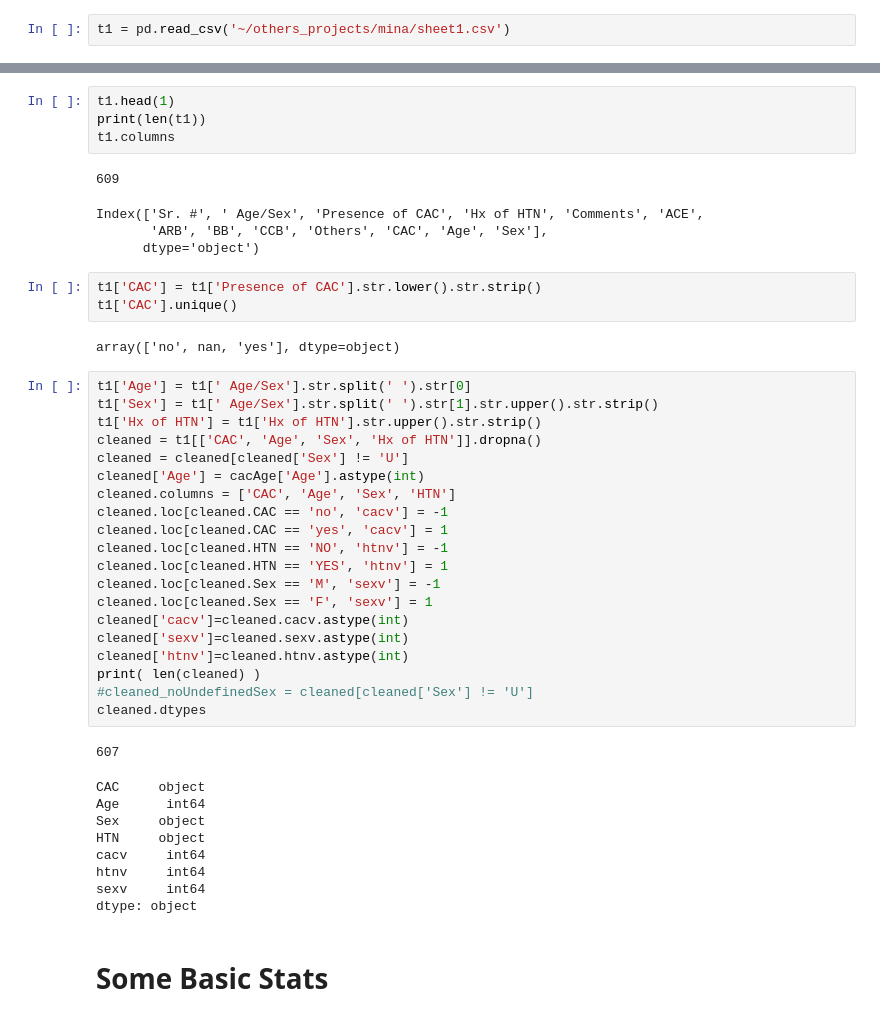
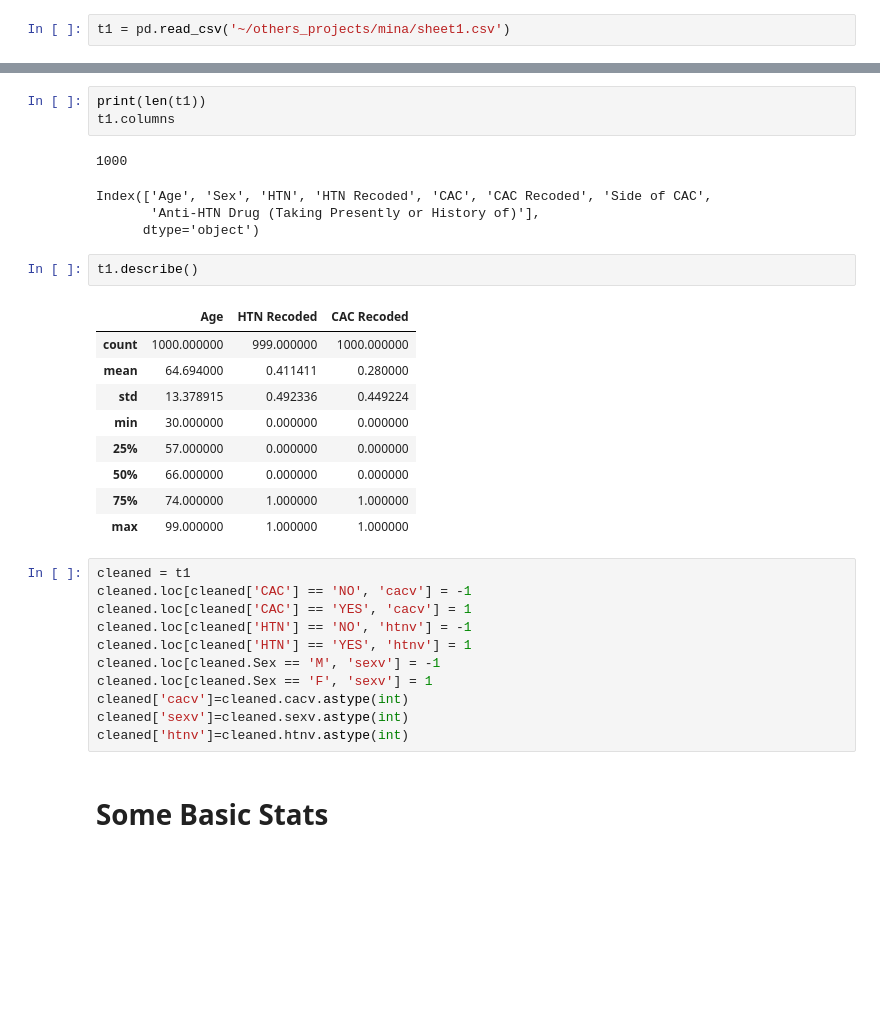
Before and after one commit to fataltes/quickNBs, a Jupyter notebook: Mina-s-dataset.ipynb, the cells around one changed output, grey strips where cells are left out. Cells and saved outputs as stored; diff of their text form; blank space fills up the shorter version.

```diff
--- a/Mina-s-dataset.ipynb
+++ b/Mina-s-dataset.ipynb
@@ -13,47 +22,34 @@ t1 = pd.read_csv('~/others_projects/mina/sheet1.csv')
 # %%
-t1.head(1)
 print(len(t1))
 t1.columns
 # %% [output]
-609
+1000
-Index(['Sr. #', ' Age/Sex', 'Presence of CAC', 'Hx of HTN', 'Comments', 'ACE',
-       'ARB', 'BB', 'CCB', 'Others', 'CAC', 'Age', 'Sex'],
+Index(['Age', 'Sex', 'HTN', 'HTN Recoded', 'CAC', 'CAC Recoded', 'Side of CAC',
+       'Anti-HTN Drug (Taking Presently or History of)'],
       dtype='object')
-# %%
-t1['CAC'] = t1['Presence of CAC'].str.lower().str.strip()
-t1['CAC'].unique()
-# %% [output]
-array(['no', nan, 'yes'], dtype=object)
+# %%
+t1.describe()
+# %% [output]
+|  | Age | HTN Recoded | CAC Recoded |
+| count | 1000.000000 | 999.000000 | 1000.000000 |
+| mean | 64.694000 | 0.411411 | 0.280000 |
+| std | 13.378915 | 0.492336 | 0.449224 |
+| min | 30.000000 | 0.000000 | 0.000000 |
+| 25% | 57.000000 | 0.000000 | 0.000000 |
+| 50% | 66.000000 | 0.000000 | 0.000000 |
+| 75% | 74.000000 | 1.000000 | 1.000000 |
+| max | 99.000000 | 1.000000 | 1.000000 |
 # %%
-t1['Age'] = t1[' Age/Sex'].str.split(' ').str[0]
-t1['Sex'] = t1[' Age/Sex'].str.split(' ').str[1].str.upper().str.strip()
-t1['Hx of HTN'] = t1['Hx of HTN'].str.upper().str.strip()
-cleaned = t1[['CAC', 'Age', 'Sex', 'Hx of HTN']].dropna()
-cleaned = cleaned[cleaned['Sex'] != 'U']
-cleaned['Age'] = cacAge['Age'].astype(int)
-cleaned.columns = ['CAC', 'Age', 'Sex', 'HTN']
-cleaned.loc[cleaned.CAC == 'no', 'cacv'] = -1
-cleaned.loc[cleaned.CAC == 'yes', 'cacv'] = 1
-cleaned.loc[cleaned.HTN == 'NO', 'htnv'] = -1
-cleaned.loc[cleaned.HTN == 'YES', 'htnv'] = 1
+cleaned = t1
+cleaned.loc[cleaned['CAC'] == 'NO', 'cacv'] = -1
+cleaned.loc[cleaned['CAC'] == 'YES', 'cacv'] = 1
+cleaned.loc[cleaned['HTN'] == 'NO', 'htnv'] = -1
+cleaned.loc[cleaned['HTN'] == 'YES', 'htnv'] = 1
 cleaned.loc[cleaned.Sex == 'M', 'sexv'] = -1
 cleaned.loc[cleaned.Sex == 'F', 'sexv'] = 1
 cleaned['cacv']=cleaned.cacv.astype(int)
 cleaned['sexv']=cleaned.sexv.astype(int)
 cleaned['htnv']=cleaned.htnv.astype(int)
-print( len(cleaned) )
-#cleaned_noUndefinedSex = cleaned[cleaned['Sex'] != 'U']
-cleaned.dtypes
-# %% [output]
-607
-CAC     object
-Age      int64
-Sex     object
-HTN     object
-cacv     int64
-htnv     int64
-sexv     int64
-dtype: object
 # %% [markdown]
 # Some Basic Stats
 # %%
```
Also changed, not shown: parts of 11 cells of this notebook.
